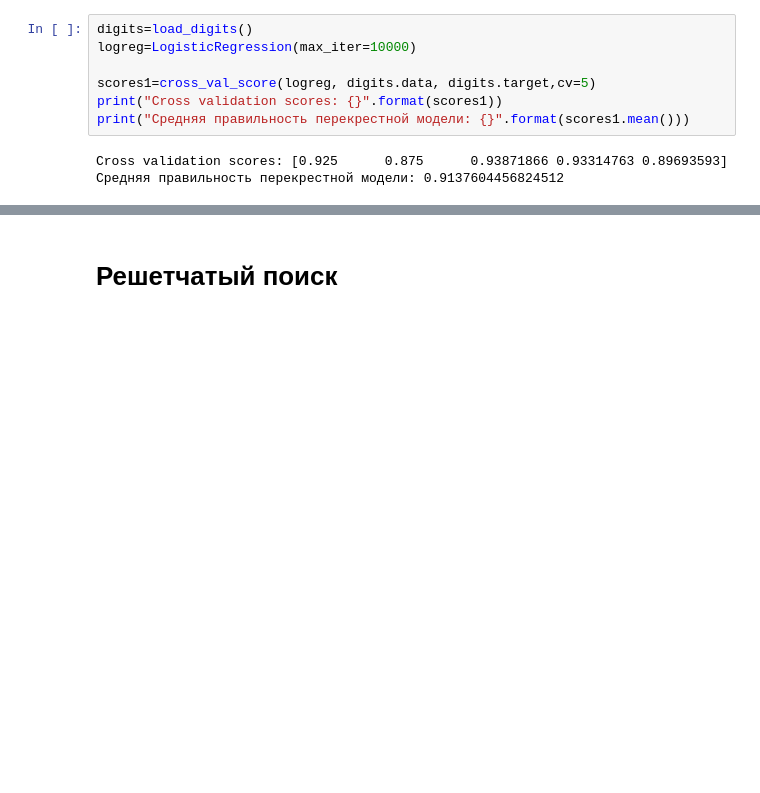
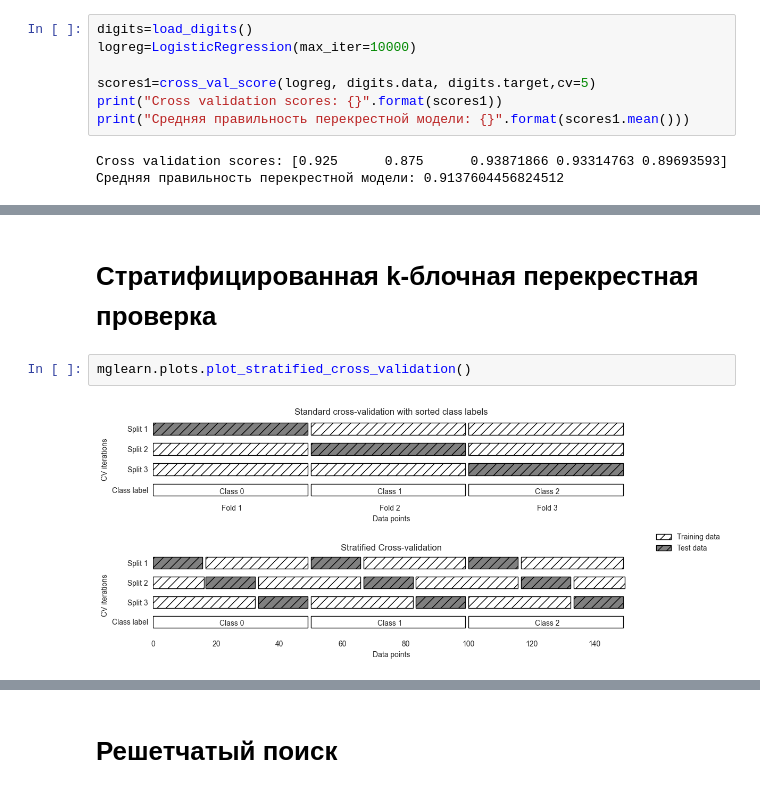
Before and after one commit to Azilya1112/BigData, a Jupyter notebook: lab6/lab6_1.ipynb, the cells around one changed output, grey strips where cells are left out. Drawn from its saved outputs; the diff is of its cells as text; blank space fills up the shorter version.

```diff
--- a/lab6/lab6_1.ipynb
+++ b/lab6/lab6_1.ipynb
@@ -37,0 +39,6 @@ print("Значения правильности перекрестной про
+# %% [markdown]
+<h1>Стратифицированная k-блочная перекрестная проверка</h1>
+# %%
+mglearn.plots.plot_stratified_cross_validation()
+# %% [output]
+[figure, added]
```
Also changed, not shown: parts of 11 cells of this notebook, 9 other files.
